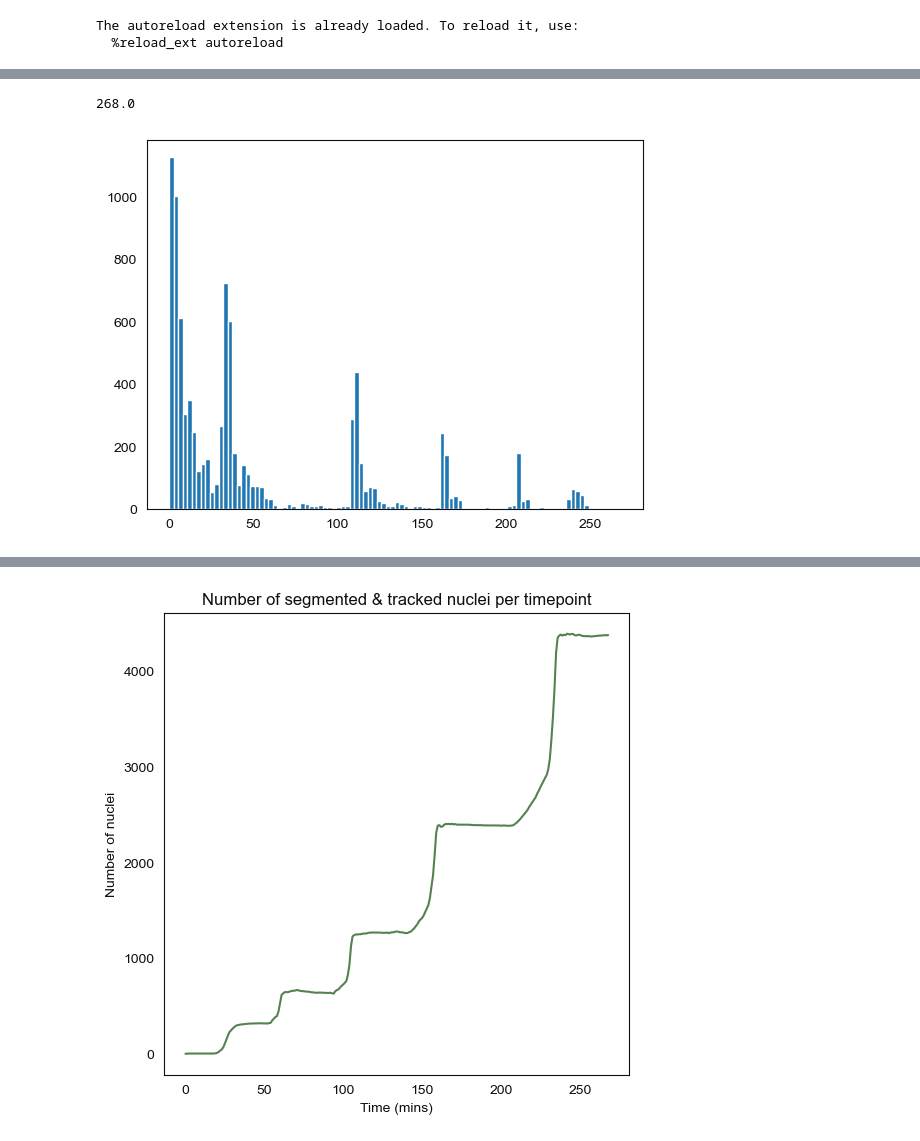
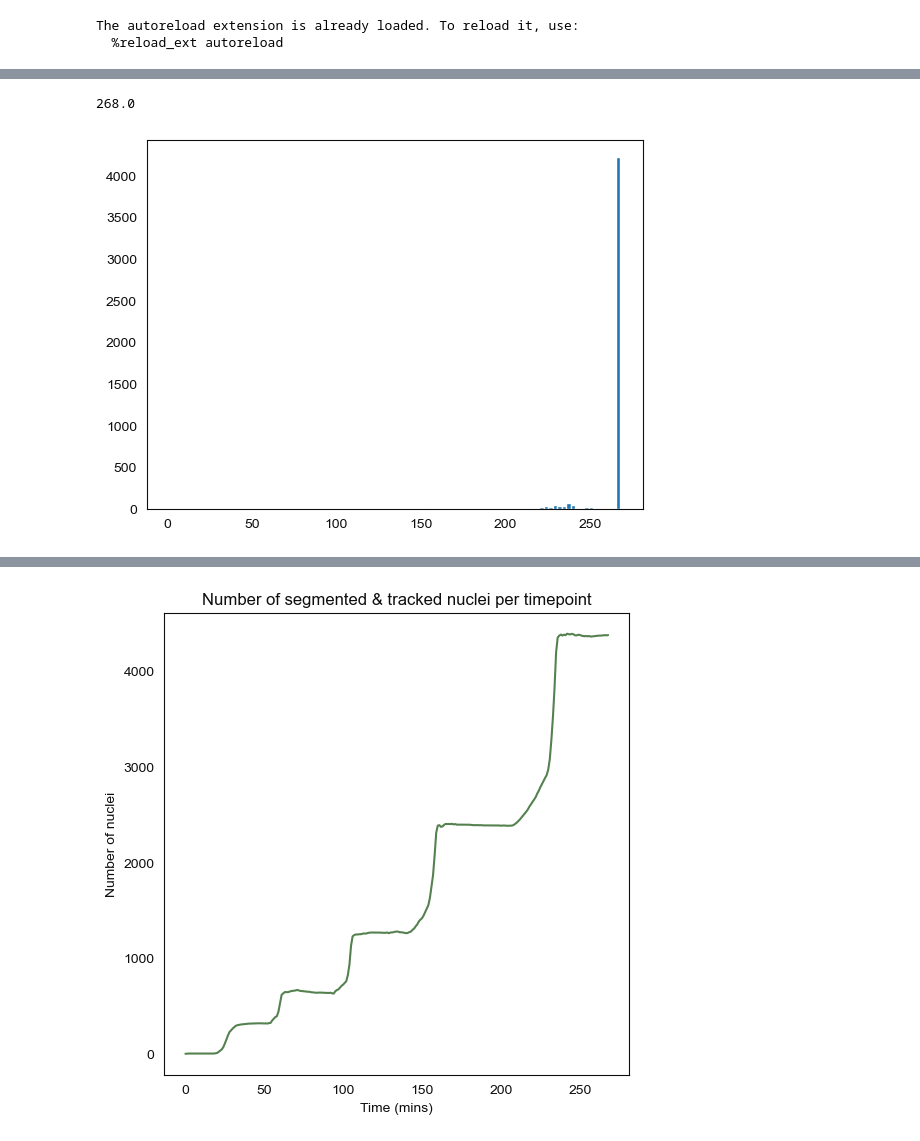
Before and after one commit to Harrison-Oatman/NucleiTracking, a Jupyter notebook: notebooks/scatterplot_animation.ipynb, the cells around one changed output, grey strips where cells are left out. Cells and saved outputs as stored; diff of their text form; code cells hidden in the pictures.

```diff
--- a/notebooks/scatterplot_animation.ipynb
+++ b/notebooks/scatterplot_animation.ipynb
@@ -65,11 +131,11 @@ completed positional outlier detection
 # %%
 spots_df["track_id"] = spots_df["track_id"].astype(int)
-plt.hist(spots_df.groupby("track_id")["FRAME"].max() - spots_df.groupby("track_id")["FRAME"].min(), bins=100)
+plt.hist(spots_df.groupby("track_id")["FRAME"].max(), bins=100)
 print(spots_df["FRAME"].max())
 plt.show()
 # %% [output]
 268.0
-[figure, old version]
+[figure, new version]
 # %%
 from src.models.division_tracking3d import map_divisions
 from scripts.detect_divisions import process_graph
```
Also changed, not shown: parts of 10 cells of this notebook.
